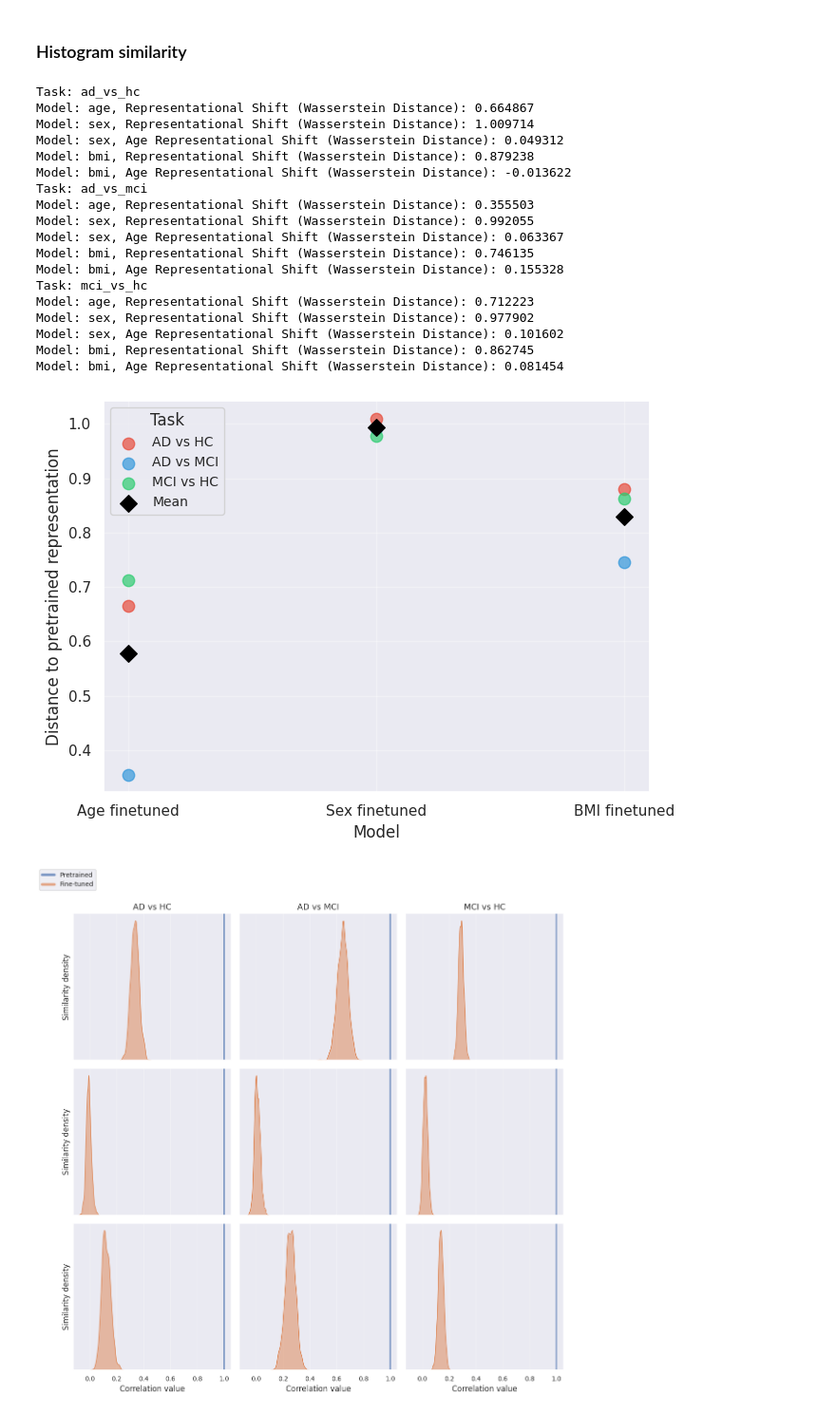
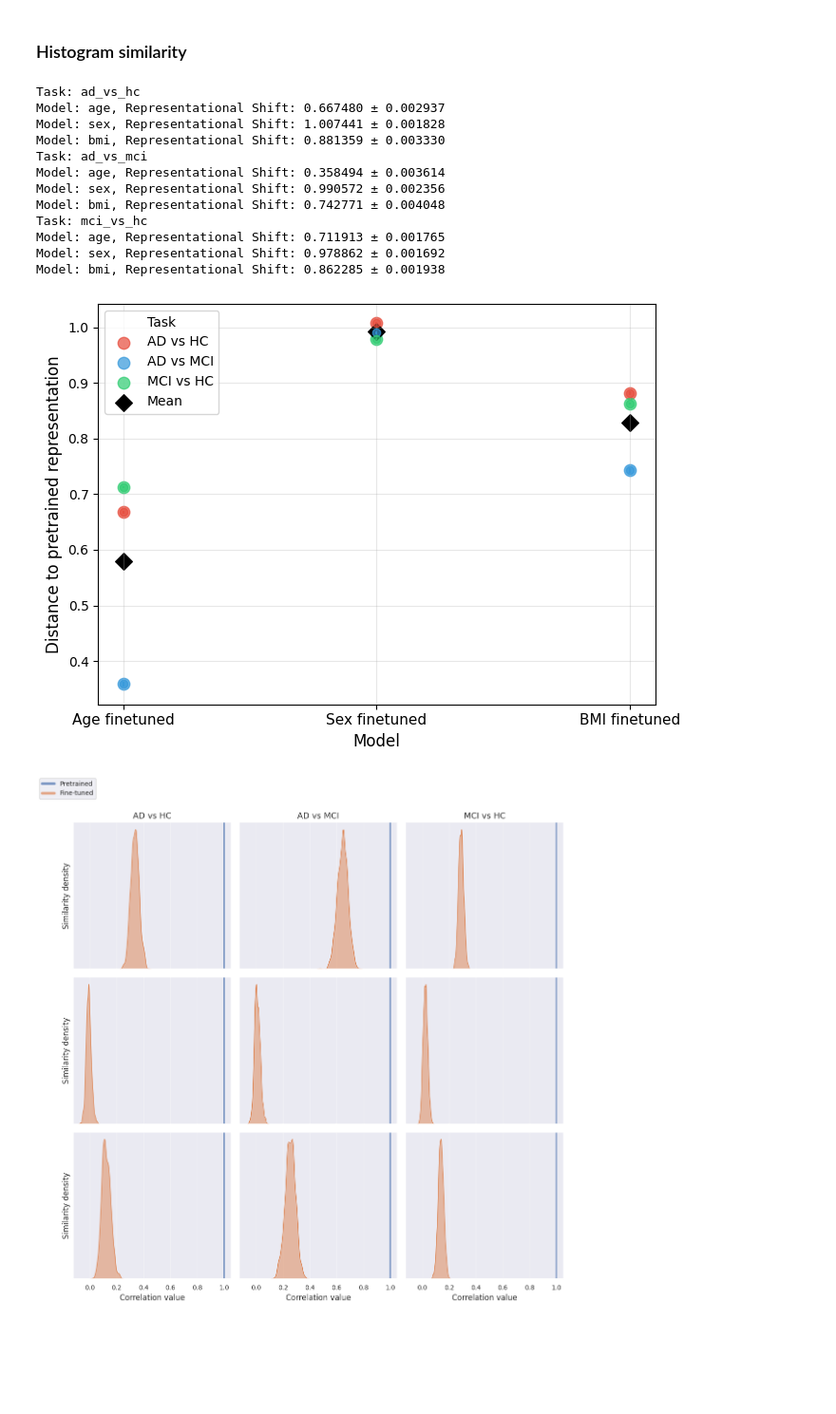
Before and after one commit to FerminT/BrainVAE, a Jupyter notebook: RSA.ipynb, the cells around one changed output. Shown at 95% size. Saved outputs shown, nothing was run; the diff lists cells and outputs as text; code cells hidden in the pictures; blank space fills up the shorter version.

```diff
--- a/RSA.ipynb
+++ b/RSA.ipynb
@@ -223,11 +223,14 @@ def plot_representational_shifts(representational_shifts):
 
     # Plot each task (no lines, just points)
     for i, task in enumerate(tasks):
-        y = [representational_shifts[m][task] for m in models]
+        y = [representational_shifts[m][task][0] for m in models]
+        # add the standard error (representational_shifts[m][task][1])
+        yerr = [representational_shifts[m][task][1] for m in models]
         ax.scatter(x, y, color=colors[i], label=parse_task_name(task), s=80, alpha=0.7)
+        ax.errorbar(x, y, yerr=yerr, fmt='o', color=colors[i], alpha=0.7)
 
     # Plot mean
-    means = [np.mean([representational_shifts[m][task] for task in tasks]) for m in models]
+    means = [np.mean([representational_shifts[m][task][0] for task in tasks]) for m in models]
     ax.scatter(x, means, color='black', label='Mean', s=80, marker='D')
 
     ax.set_xticks(x)
@@ -693,7 +696,7 @@ mci_vs_hc_rdms, _ = load_task_rdms(rdms_path, 'mci_vs_hc')
 # %% [markdown]
 ### Compute comparisons
 # %%
-n_iters = 1000
+n_iters = 100
 random_state = 42
 comparisons_dict = compare_models(tasks, models, layers, rdms_path, n_iters, random_state)
 # %% [markdown]
@@ -723,53 +726,41 @@ fig = plot_model_comparisons(comparisons_dict['ad_vs_hc'], model_type='tl', laye
 # %% [markdown]
 ### Histogram similarity
 # %%
-from scipy.stats import wasserstein_distance
-from numpy import median
+from scipy.stats import sem
+from numpy import median, array, mean, abs
 layer = 'conv5'
 tasks = ['ad_vs_hc', 'ad_vs_mci', 'mci_vs_hc']
 representational_shifts = {}
 for task in tasks:
     print(f'Task: {task}')
     for model in comparisons_dict[task]:
         if model.endswith('_tl'):
             continue
         model_name = model.split('_')[0]
         if not model_name in representational_shifts:
             representational_shifts[model_name] = {}
         finetuned_model = model_name + '_tl'
-        comparison_with_self = comparisons_dict[task][model][model][layer]
-        comparison_with_finetuned = comparisons_dict[task][model][finetuned_model][layer]
-        representational_shift = wasserstein_distance(comparison_with_self, comparison_with_finetuned)
-        representational_shifts[model_name][task] = representational_shift
-        print(f'Model: {model_name}, Representational Shift (Wasserstein Distance): {representational_shift:.6f}')
-        if model_name != 'age':
-            comparison_with_age_pretrained = comparisons_dict[task][model]['age_pretrained'][layer]
-            comparison_with_age_finetuned = comparisons_dict[task]['age_pretrained'][f'{model_name}_tl'][layer]
-            representational_shift_age = wasserstein_distance(comparison_with_age_finetuned, comparison_with_age_pretrained)
-            representational_shift_sign = 1 if median(comparison_with_age_finetuned) > median(comparison_with_age_pretrained) else -1
-            print(f'Model: {model_name}, Age Representational Shift (Wasserstein Distance): {representational_shift_sign * representational_shift_age:.6f}')
+        comparison_with_self = array(comparisons_dict[task][model][model][layer])
+        comparison_with_finetuned = array(comparisons_dict[task][model][finetuned_model][layer])
+        representational_shift = abs(comparison_with_self - comparison_with_finetuned)
+        representational_shifts[model_name][task] = [mean(representational_shift), sem(representational_shift)]
+        print(f'Model: {model_name}, Representational Shift: {mean(representational_shift):.6f} ± {sem(representational_shift):.6f}')
 
 plot_representational_shifts(representational_shifts)
 # %% [output]
 Task: ad_vs_hc
-Model: age, Representational Shift (Wasserstein Distance): 0.664867
-Model: sex, Representational Shift (Wasserstein Distance): 1.009714
-Model: sex, Age Representational Shift (Wasserstein Distance): 0.049312
-Model: bmi, Representational Shift (Wasserstein Distance): 0.879238
-Model: bmi, Age Representational Shift (Wasserstein Distance): -0.013622
+Model: age, Representational Shift: 0.667480 ± 0.002937
+Model: sex, Representational Shift: 1.007441 ± 0.001828
+Model: bmi, Representational Shift: 0.881359 ± 0.003330
 Task: ad_vs_mci
-Model: age, Representational Shift (Wasserstein Distance): 0.355503
-Model: sex, Representational Shift (Wasserstein Distance): 0.992055
-Model: sex, Age Representational Shift (Wasserstein Distance): 0.063367
-Model: bmi, Representational Shift (Wasserstein Distance): 0.746135
-Model: bmi, Age Representational Shift (Wasserstein Distance): 0.155328
+Model: age, Representational Shift: 0.358494 ± 0.003614
+Model: sex, Representational Shift: 0.990572 ± 0.002356
+Model: bmi, Representational Shift: 0.742771 ± 0.004048
 Task: mci_vs_hc
-Model: age, Representational Shift (Wasserstein Distance): 0.712223
-Model: sex, Representational Shift (Wasserstein Distance): 0.977902
-Model: sex, Age Representational Shift (Wasserstein Distance): 0.101602
-Model: bmi, Representational Shift (Wasserstein Distance): 0.862745
-Model: bmi, Age Representational Shift (Wasserstein Distance): 0.081454
+Model: age, Representational Shift: 0.711913 ± 0.001765
+Model: sex, Representational Shift: 0.978862 ± 0.001692
+Model: bmi, Representational Shift: 0.862285 ± 0.001938
-[figure, old version]
+[figure, new version]
 # %%
 fig = plot_rsa_histogram_grid(comparisons_dict, layer='conv5', tasks=['ad_vs_hc', 'ad_vs_mci', 'mci_vs_hc'], only_diagonal=True)
 # %% [output]
```
